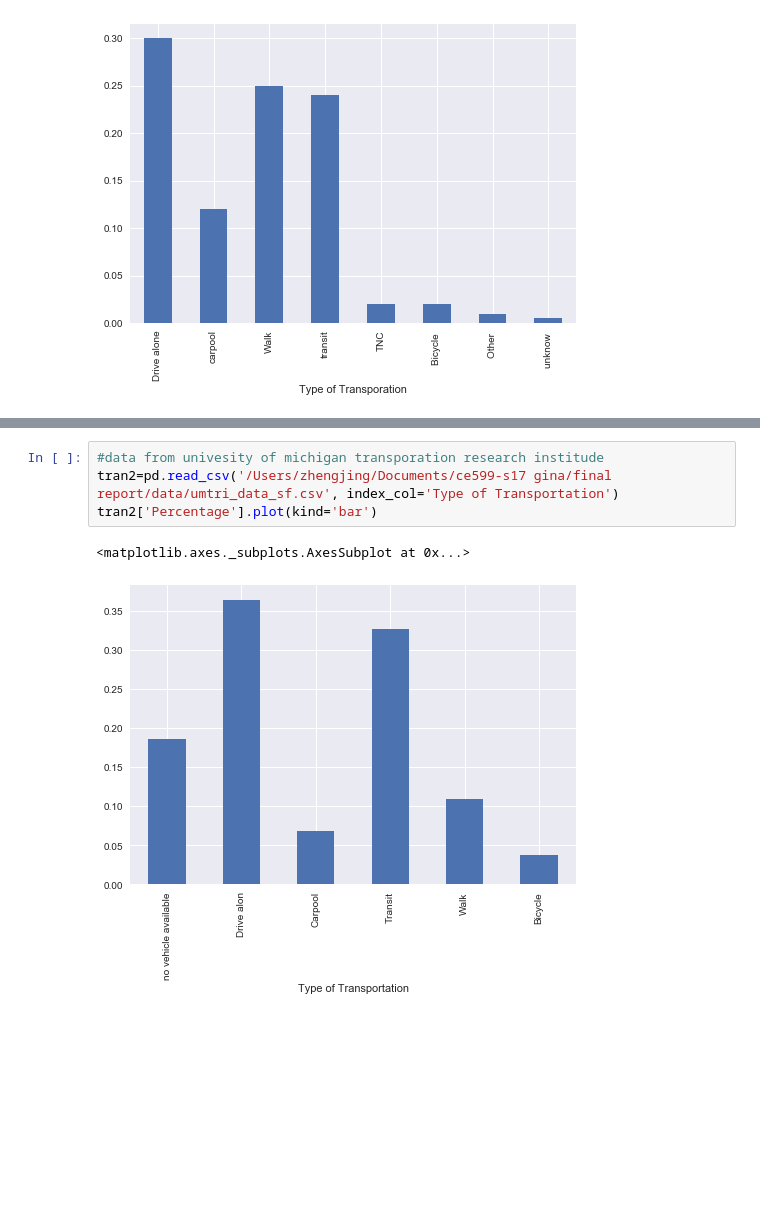
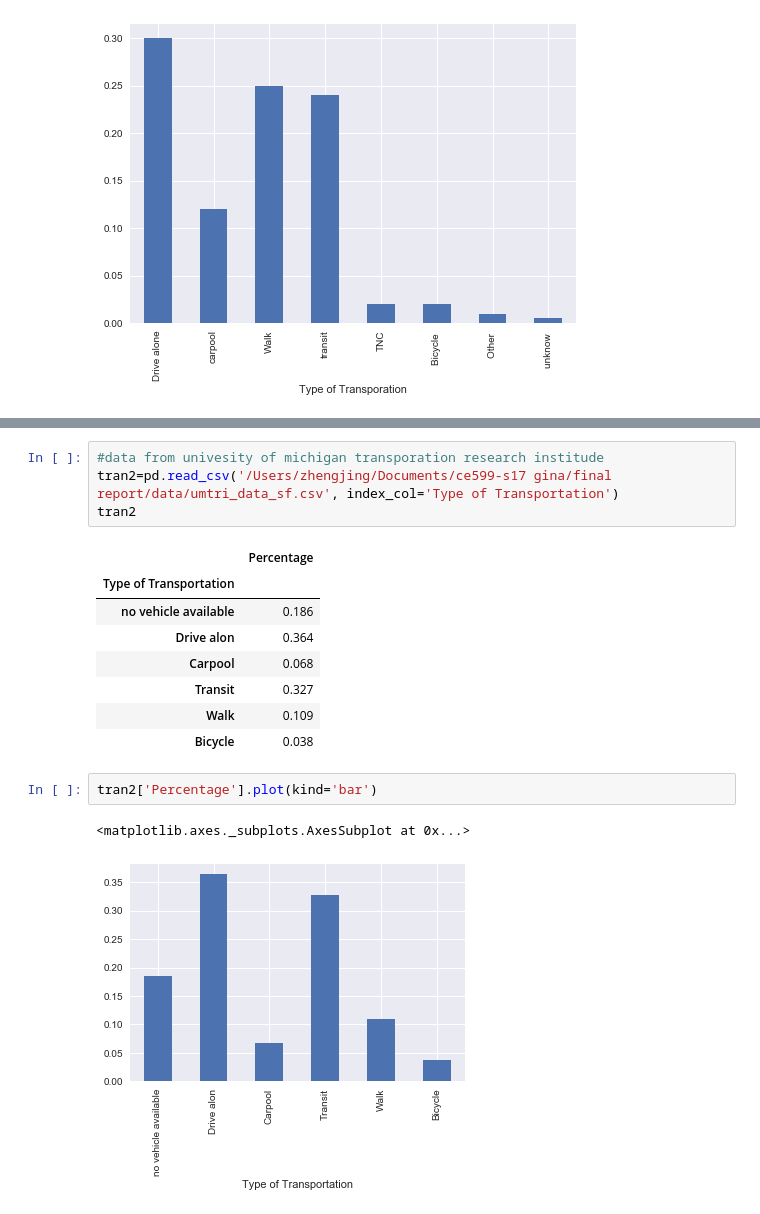
Before and after one commit to ginazheng1028/ce599-s17, a Jupyter notebook: final report/final report .ipynb, the cells around one changed output, grey strips where cells are left out. Saved outputs shown, nothing was run; the diff lists cells and outputs as text; blank space fills up the shorter version.

```diff
--- a/final report/final report .ipynb
+++ b/final report/final report .ipynb
@@ -37,7 +48,18 @@ tran1['Percentage'].plot(kind='bar')
 # %%
 #data from univesity of michigan transporation research institude
 tran2=pd.read_csv('/Users/zhengjing/Documents/ce599-s17 gina/final report/data/umtri_data_sf.csv', index_col='Type of Transportation')
-tran2['Percentage'].plot(kind='bar')
+tran2
 # %% [output]
-<matplotlib.axes._subplots.AxesSubplot at 0x...>
-[figure, removed]
+|  | Percentage |
+| Type of Transportation |  |
+| no vehicle available | 0.186 |
+| Drive alon | 0.364 |
+| Carpool | 0.068 |
+| Transit | 0.327 |
+| Walk | 0.109 |
+| Bicycle | 0.038 |
+# %%
+tran2['Percentage'].plot(kind='bar')
+# %% [output]
+<matplotlib.axes._subplots.AxesSubplot at 0x...>
+[figure, added]
```
Also changed, not shown: parts of 3 cells of this notebook.
